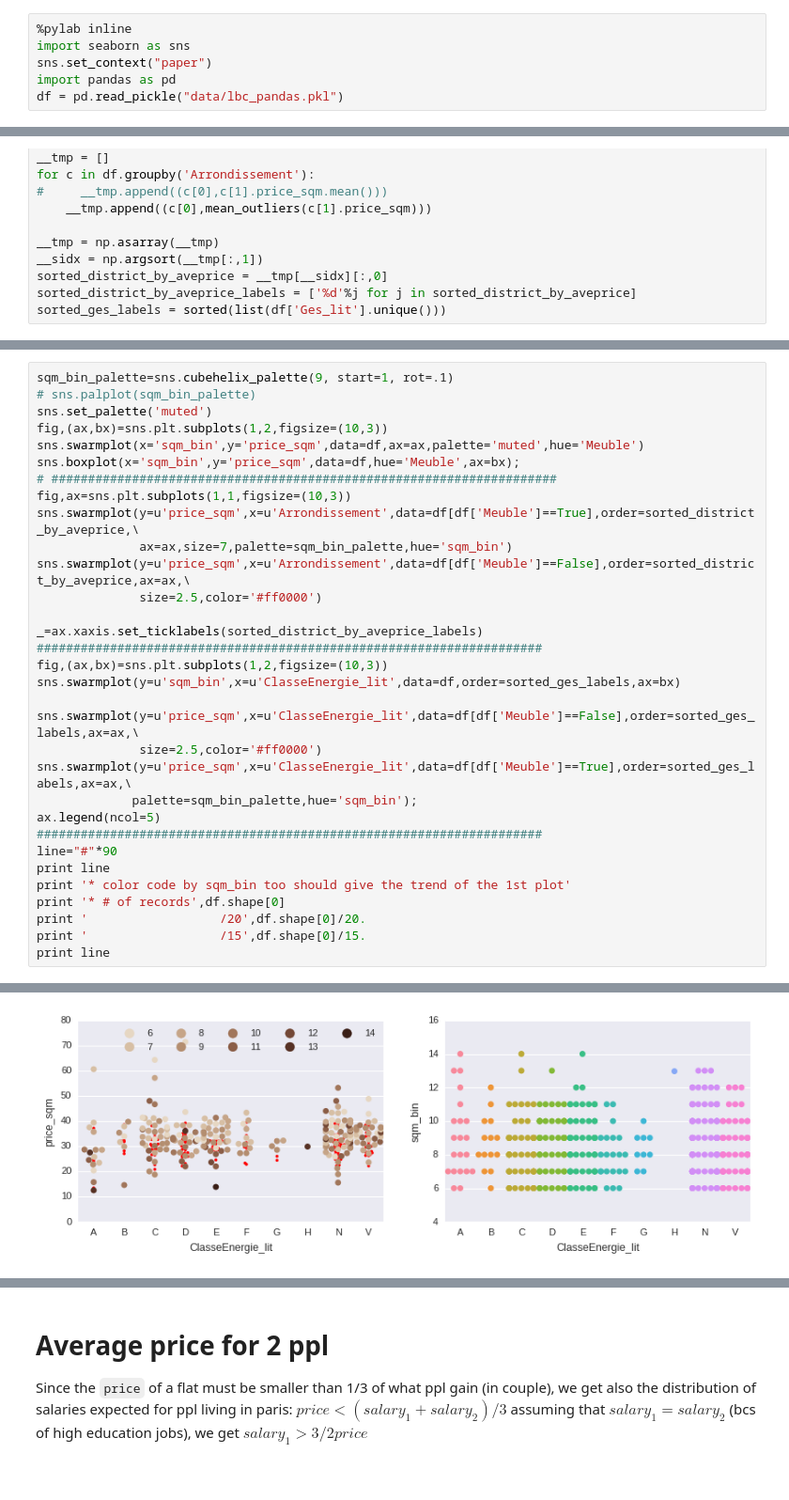
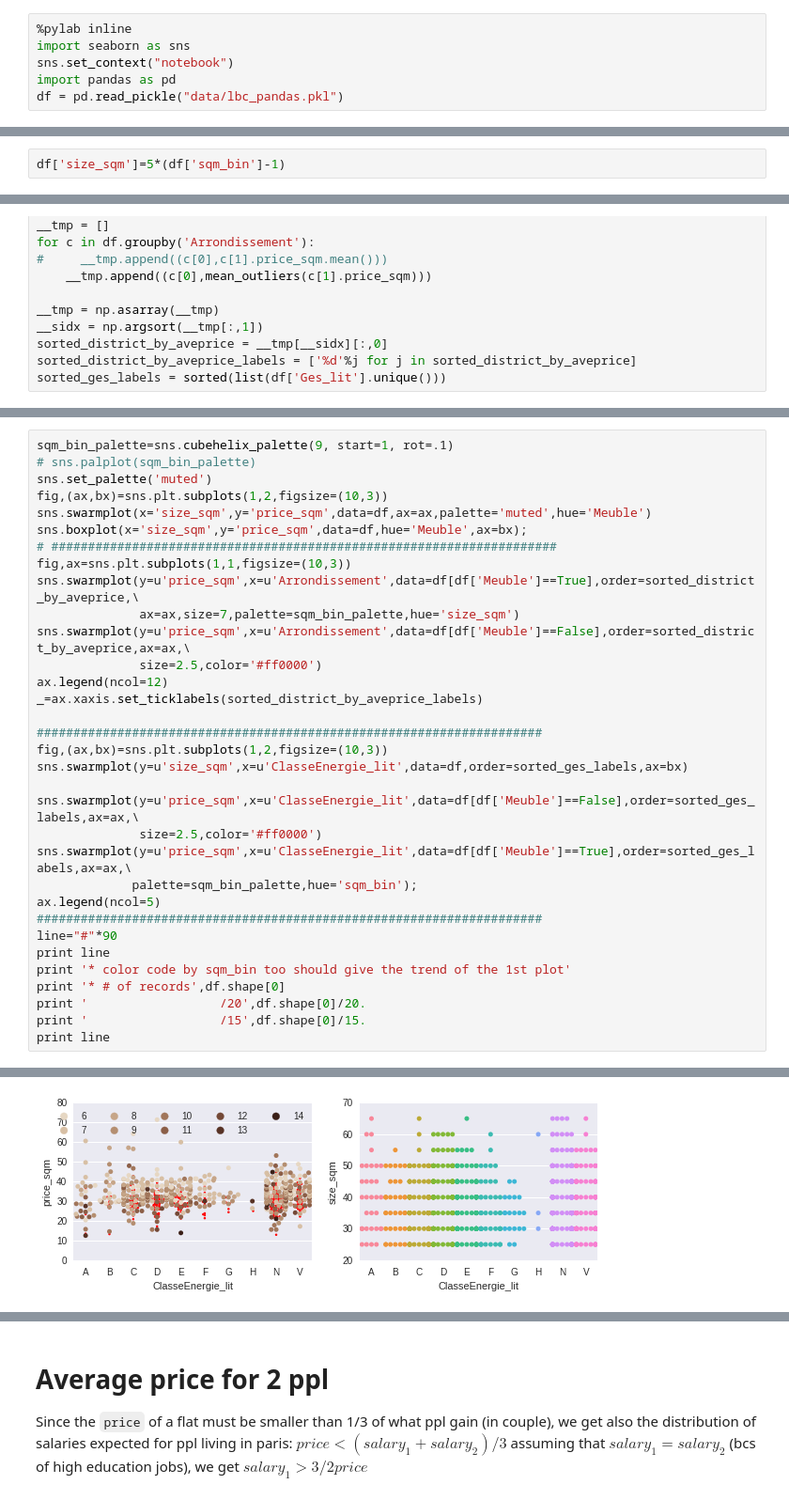
Before and after one commit to astyonax/machine-learning-paris-flat, a Jupyter notebook: v2/Visualize on-sight insights.ipynb, the cells around one changed output, grey strips where cells are left out. Shown at 94% size. Saved outputs shown, nothing was run; the diff lists cells and outputs as text.

Commit message:
updated text, captions, and labels

```diff
--- a/v2/Visualize on-sight insights.ipynb
+++ b/v2/Visualize on-sight insights.ipynb
@@ -3,7 +3,7 @@
 # %%
 %pylab inline
 import seaborn as sns
-sns.set_context("paper")
+sns.set_context("notebook")
 import pandas as pd
 df = pd.read_pickle("data/lbc_pandas.pkl")
 # %% [output]
@@ -13,3 +11,5 @@ Populating the interactive namespace from numpy and matplotlib
+# %%
+df['size_sqm']=5*(df['sqm_bin']-1)
 # %%
 fig,(ax,bx)=sns.plt.subplots(1,2,figsize=(10,3))
 sns.countplot(x='weekday',data=df,ax=ax)
@@ -63,19 +63,20 @@ sqm_bin_palette=sns.cubehelix_palette(9, start=1, rot=.1)
 # sns.palplot(sqm_bin_palette)
 sns.set_palette('muted')
 fig,(ax,bx)=sns.plt.subplots(1,2,figsize=(10,3))
-sns.swarmplot(x='sqm_bin',y='price_sqm',data=df,ax=ax,palette='muted',hue='Meuble')
-sns.boxplot(x='sqm_bin',y='price_sqm',data=df,hue='Meuble',ax=bx);
+sns.swarmplot(x='size_sqm',y='price_sqm',data=df,ax=ax,palette='muted',hue='Meuble')
+sns.boxplot(x='size_sqm',y='price_sqm',data=df,hue='Meuble',ax=bx);
 # #####################################################################
 fig,ax=sns.plt.subplots(1,1,figsize=(10,3))
 sns.swarmplot(y=u'price_sqm',x=u'Arrondissement',data=df[df['Meuble']==True],order=sorted_district_by_aveprice,\
-              ax=ax,size=7,palette=sqm_bin_palette,hue='sqm_bin')
+              ax=ax,size=7,palette=sqm_bin_palette,hue='size_sqm')
 sns.swarmplot(y=u'price_sqm',x=u'Arrondissement',data=df[df['Meuble']==False],order=sorted_district_by_aveprice,ax=ax,\
               size=2.5,color='#ff0000')
+ax.legend(ncol=12)
+_=ax.xaxis.set_ticklabels(sorted_district_by_aveprice_labels)
 
-_=ax.xaxis.set_ticklabels(sorted_district_by_aveprice_labels)
 #####################################################################
 fig,(ax,bx)=sns.plt.subplots(1,2,figsize=(10,3))
-sns.swarmplot(y=u'sqm_bin',x=u'ClasseEnergie_lit',data=df,order=sorted_ges_labels,ax=bx)
+sns.swarmplot(y=u'size_sqm',x=u'ClasseEnergie_lit',data=df,order=sorted_ges_labels,ax=bx)
 
 sns.swarmplot(y=u'price_sqm',x=u'ClasseEnergie_lit',data=df[df['Meuble']==False],order=sorted_ges_labels,ax=ax,\
               size=2.5,color='#ff0000')
@@ -102,2 +103,2 @@ print line
-[figure, old version]
+[figure, new version]
 # %%
```
Also changed, not shown: parts of 7 cells of this notebook, 9 other files.
